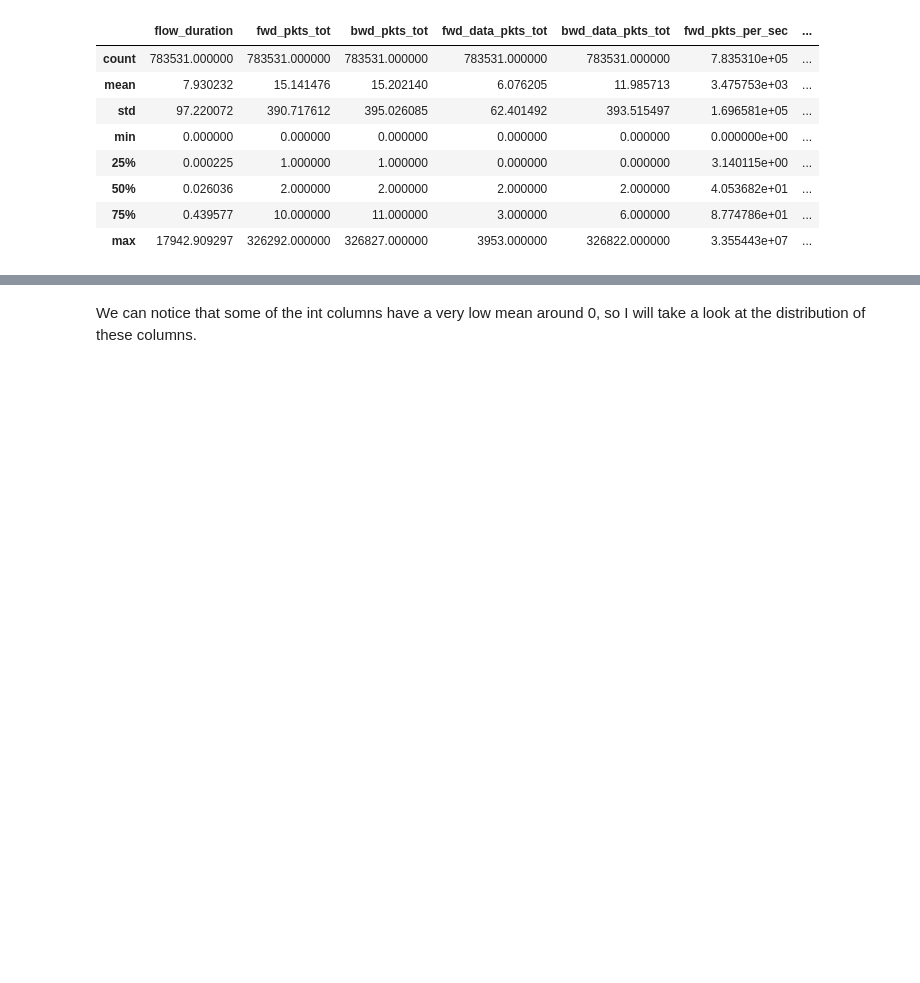
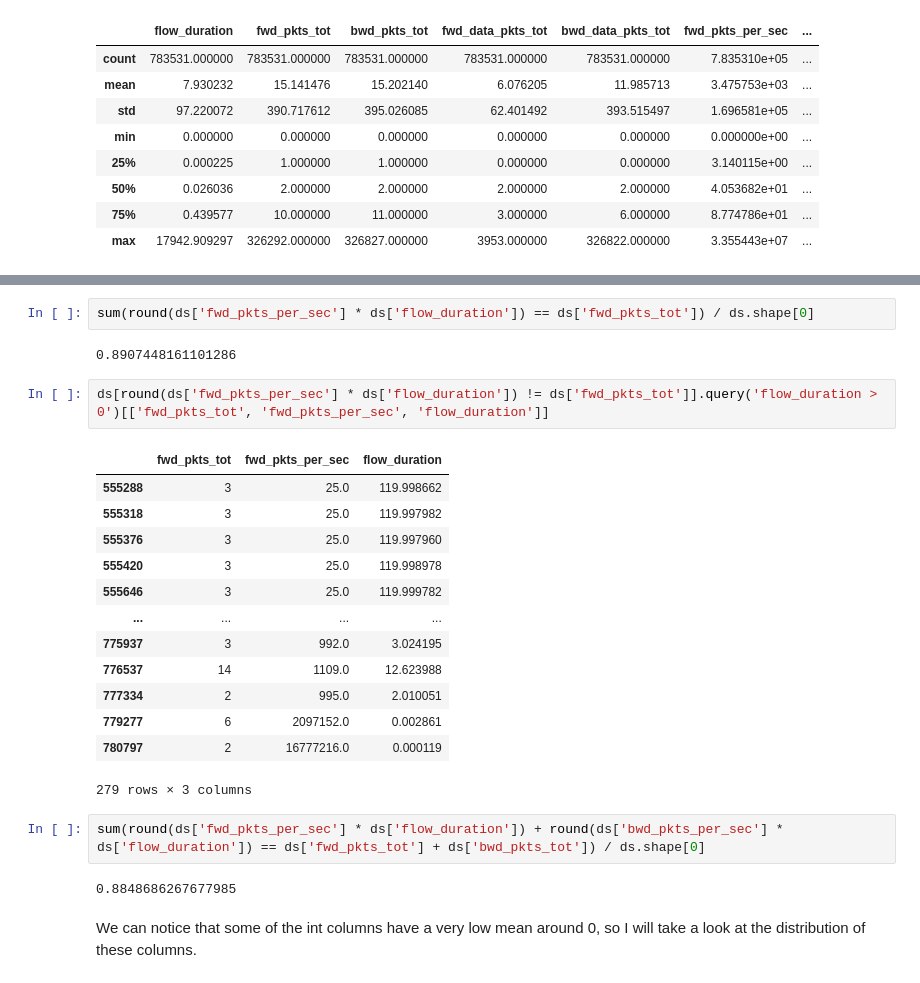
Before and after one commit to ludotosk/tesi, a Jupyter notebook: hikari/ds_anlysis.ipynb, the cells around one changed output, grey strips where cells are left out. Saved outputs shown, nothing was run; the diff lists cells and outputs as text; blank space fills up the shorter version.

```diff
--- a/hikari/ds_anlysis.ipynb
+++ b/hikari/ds_anlysis.ipynb
@@ -60,3 +84,27 @@ ds.describe()
+# %%
+sum(round(ds['fwd_pkts_per_sec'] * ds['flow_duration']) == ds['fwd_pkts_tot']) / ds.shape[0]
+# %% [output]
+0.8907448161101286
+# %%
+ds[round(ds['fwd_pkts_per_sec'] * ds['flow_duration']) != ds['fwd_pkts_tot']].query('flow_duration > 0')[['fwd_pkts_tot', 'fwd_pkts_per_sec', 'flow_duration']]
+# %% [output]
+|  | fwd_pkts_tot | fwd_pkts_per_sec | flow_duration |
+| 555288 | 3 | 25.0 | 119.998662 |
+| 555318 | 3 | 25.0 | 119.997982 |
+| 555376 | 3 | 25.0 | 119.997960 |
+| 555420 | 3 | 25.0 | 119.998978 |
+| 555646 | 3 | 25.0 | 119.999782 |
+| ... | ... | ... | ... |
+| 775937 | 3 | 992.0 | 3.024195 |
+| 776537 | 14 | 1109.0 | 12.623988 |
+| 777334 | 2 | 995.0 | 2.010051 |
+| 779277 | 6 | 2097152.0 | 0.002861 |
+| 780797 | 2 | 16777216.0 | 0.000119 |
+279 rows × 3 columns
+# %%
+sum(round(ds['fwd_pkts_per_sec'] * ds['flow_duration']) + round(ds['bwd_pkts_per_sec'] * ds['flow_duration']) == ds['fwd_pkts_tot'] + ds['bwd_pkts_tot']) / ds.shape[0]
+# %% [output]
+0.8848686267677985
 # %% [markdown]
 We can notice that some of the int columns have a very low mean around 0, so I will take a look at the distribution of these columns.
 # %%
```
Also changed, not shown: parts of 2 cells of this notebook, 8 other files.
